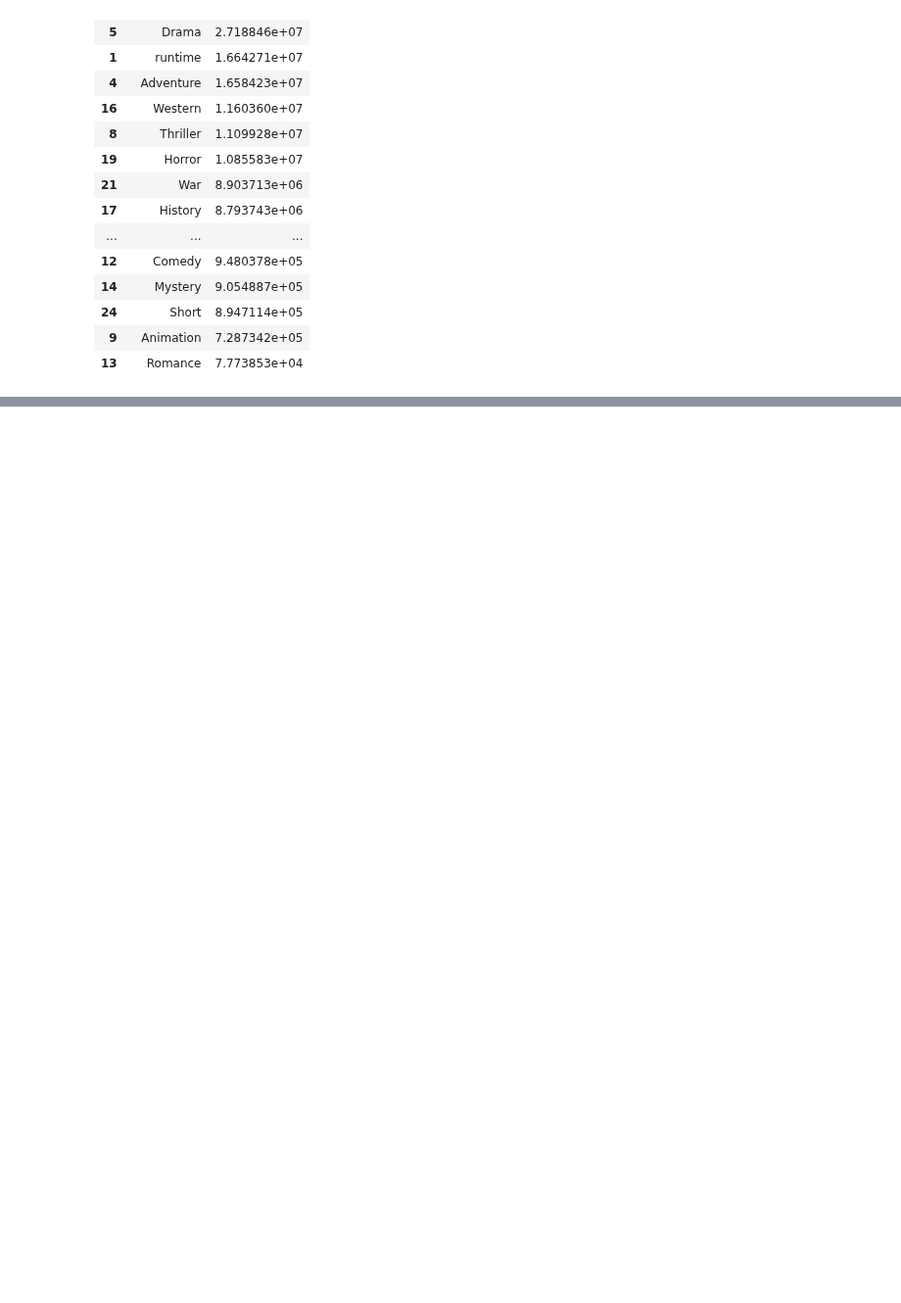
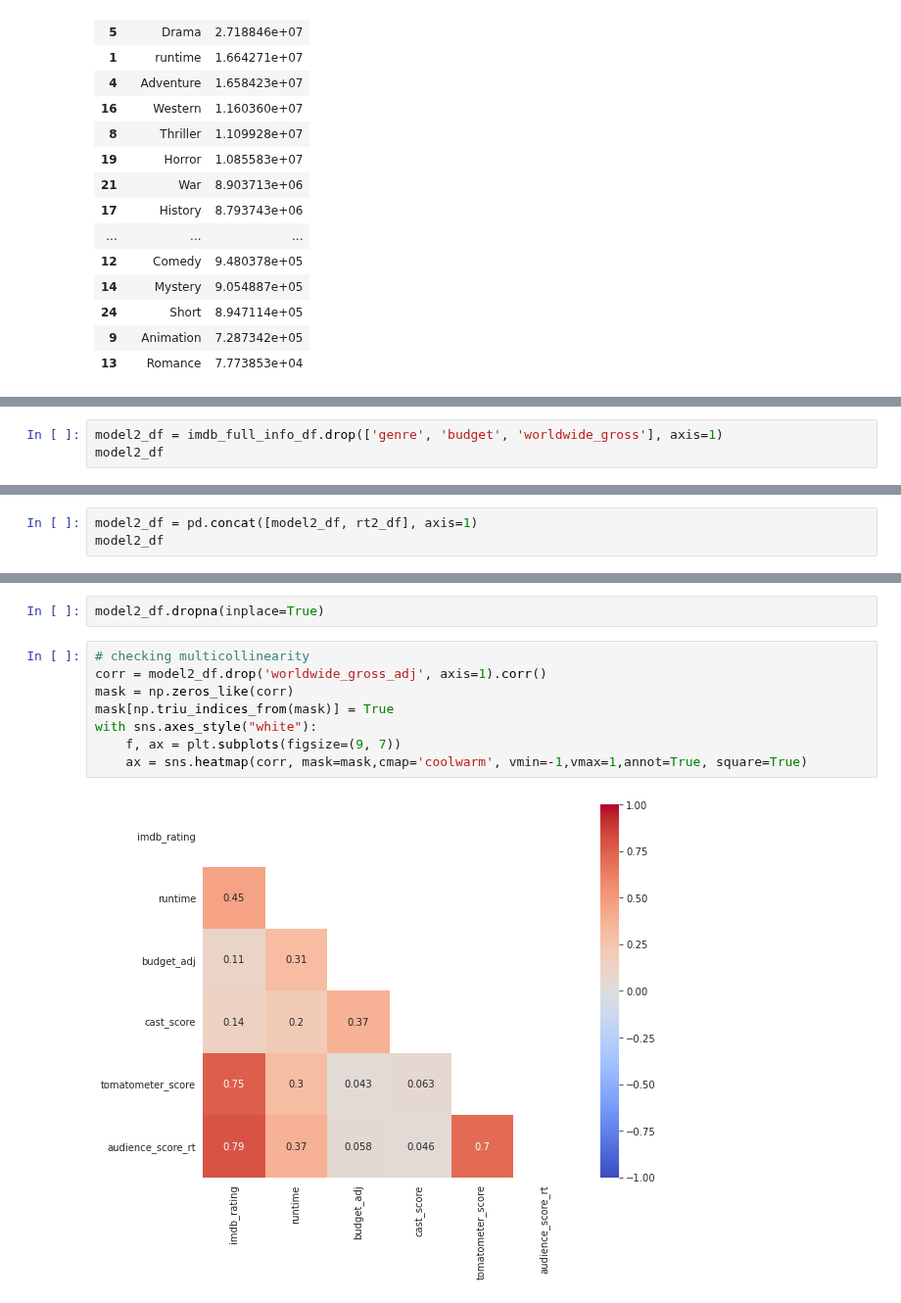
Before and after one commit to lmbauyeung/Final_Project, a Jupyter notebook: Modelling.ipynb, the cells around one changed output, grey strips where cells are left out. Shown at 98% size. Drawn from its saved outputs; the diff is of its cells as text; blank space fills up the shorter version.

```diff
--- a/Modelling.ipynb
+++ b/Modelling.ipynb
@@ -281,0 +297,3 @@ rt_df = final_v0_df[['tomatometer_score', 'audience_score_rt']]
+# %%
+model2_df = imdb_full_info_df.drop(['genre', 'budget', 'worldwide_gross'], axis=1)
+model2_df
@@ -281,0 +314,3 @@ rt_df = final_v0_df[['tomatometer_score', 'audience_score_rt']]
+# %%
+model2_df = pd.concat([model2_df, rt2_df], axis=1)
+model2_df
@@ -281,0 +331,12 @@ rt_df = final_v0_df[['tomatometer_score', 'audience_score_rt']]
+# %%
+model2_df.dropna(inplace=True)
+# %%
+# checking multicollinearity
+corr = model2_df.drop('worldwide_gross_adj', axis=1).corr()
+mask = np.zeros_like(corr)
+mask[np.triu_indices_from(mask)] = True
+with sns.axes_style("white"):
+    f, ax = plt.subplots(figsize=(9, 7))
+    ax = sns.heatmap(corr, mask=mask,cmap='coolwarm', vmin=-1,vmax=1,annot=True, square=True)
+# %% [output]
+[figure, added]
```
Also changed, not shown: parts of 40 cells of this notebook.
